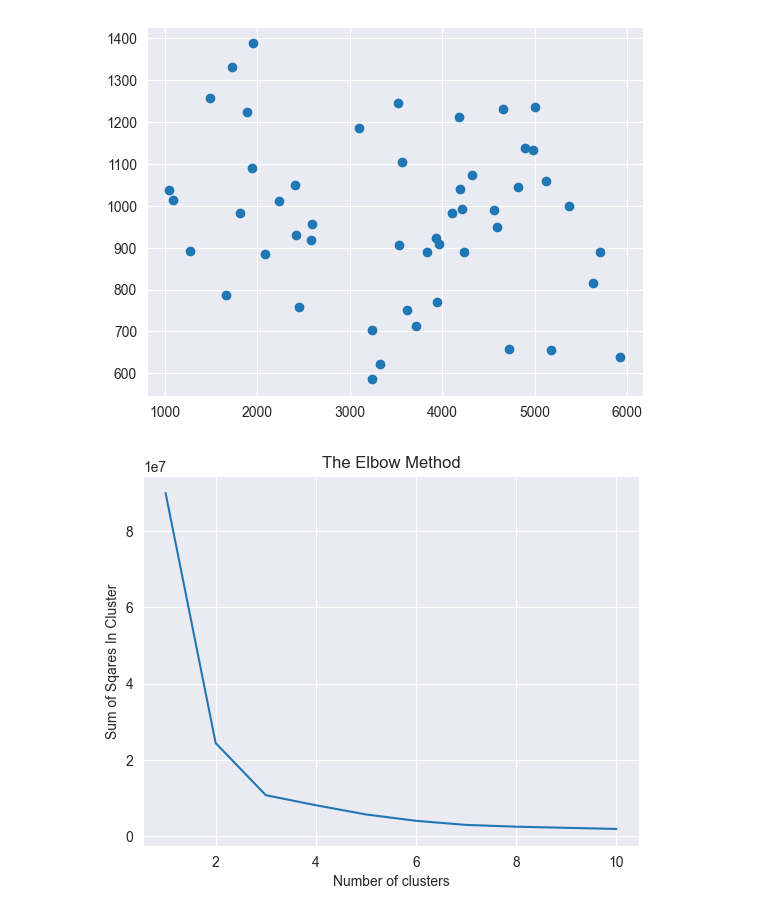
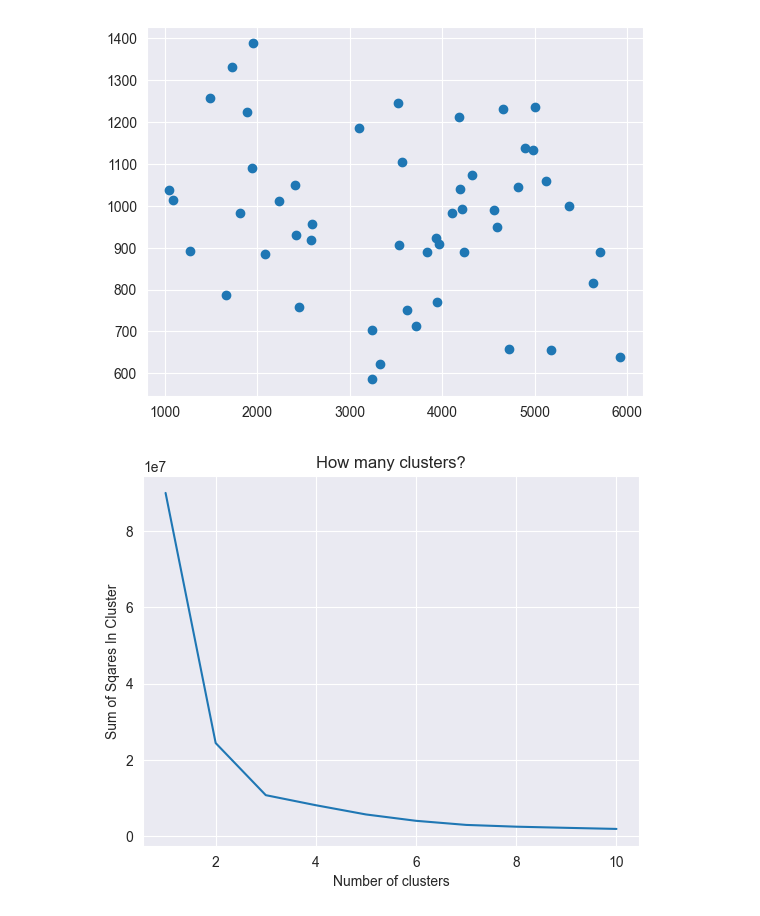
Before and after one commit to MerMer12345/MachineLearningAssignment, a Jupyter notebook: main.ipynb, the cells around one changed output. Drawn from its saved outputs; the diff is of its cells as text; code cells hidden in the pictures.

```diff
--- a/main.ipynb
+++ b/main.ipynb
@@ -96,18 +96,19 @@ plt.scatter(df_KmeansData['Income'], df_KmeansData['Spendings'])
 [figure]
 # %%
 from sklearn.cluster import KMeans
+#Elbow Method
 SumSqaresInClusters = []
 for i in range(1, 11):
     kmeans = KMeans(n_clusters = i, init = 'k-means++', random_state = 11)
     kmeans.fit(df_KmeansData)
     SumSqaresInClusters.append(kmeans.inertia_)
 plt.plot(range(1, 11), SumSqaresInClusters)
-plt.title('The Elbow Method')
+plt.title('How many clusters?')
 plt.xlabel('Number of clusters')
 plt.ylabel('Sum of Sqares In Cluster')
 plt.show()
 # %% [output]
-[figure, old version]
+[figure, new version]
 # %%
 data = df_KmeansData.values
 kmeans = KMeans(n_clusters = 3, init = 'k-means++', random_state = 11)
```
Also changed, not shown: parts of 1 cell of this notebook.
